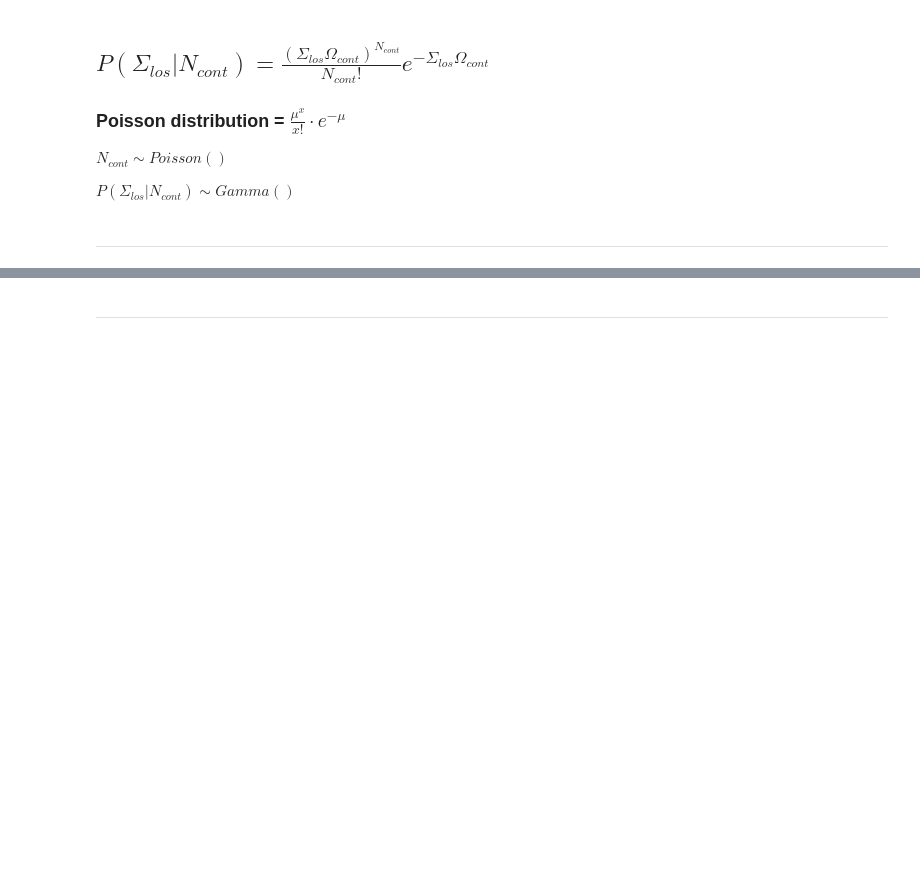
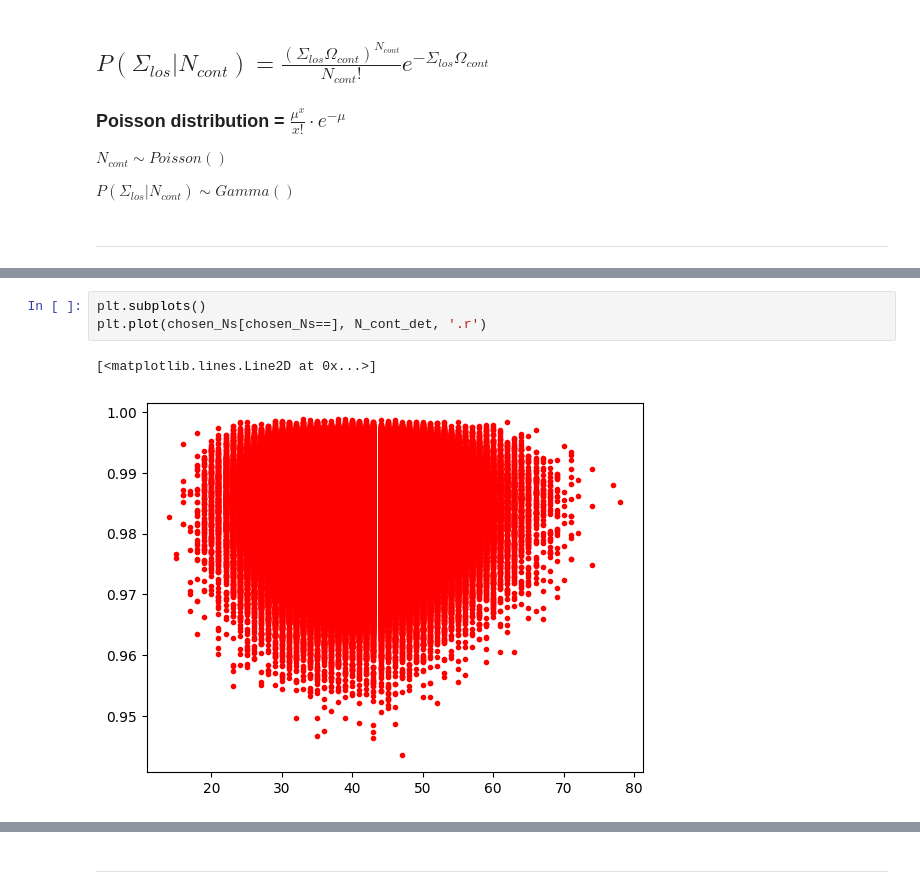
Before and after one commit to PrabhaniR/Artificial_Star_Test, a Jupyter notebook: CF - Probability.ipynb, the cells around one changed output, grey strips where cells are left out. Drawn from its saved outputs; the diff is of its cells as text; blank space fills up the shorter version.

```diff
--- a/CF - Probability.ipynb
+++ b/CF - Probability.ipynb
@@ -492,0 +773,6 @@ Loop 1
+# %%
+plt.subplots()
+plt.plot(chosen_Ns[chosen_Ns==], N_cont_det, '.r')
+# %% [output]
+[<matplotlib.lines.Line2D at 0x...>]
+[figure, added]
```
Also changed, not shown: parts of 48 cells of this notebook.
